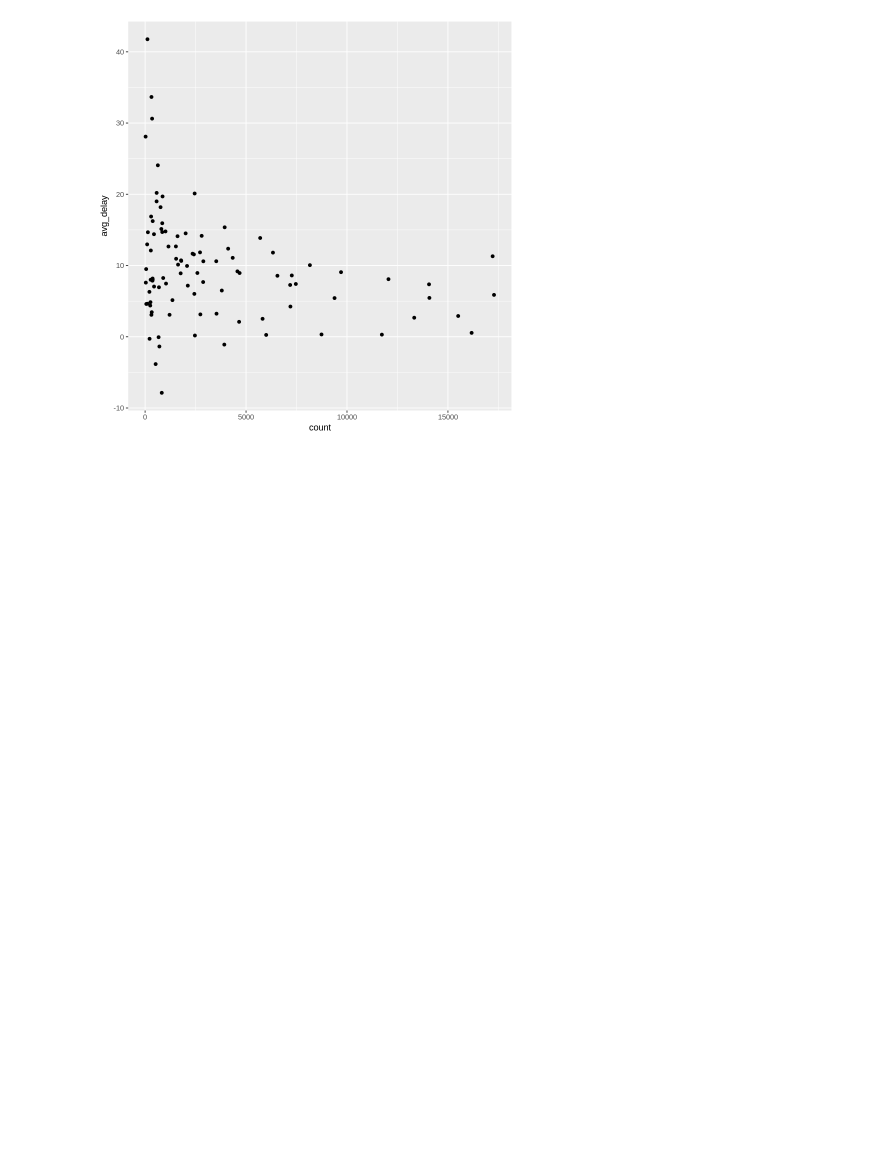
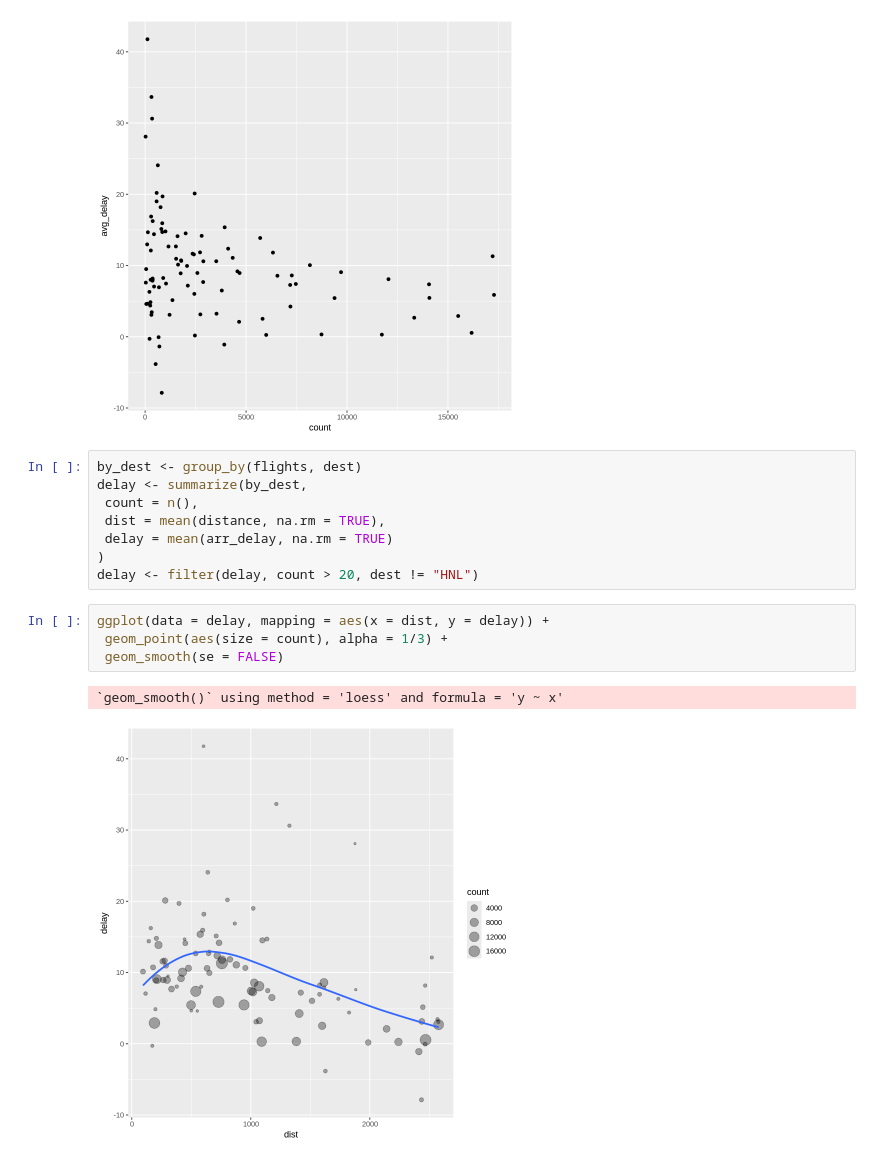
Before and after one commit to tusharsharm/R-Practice, a Jupyter notebook: Data_Transformation_with_dplyr.ipynb, the cells around one changed output. Cells and saved outputs as stored; diff of their text form; blank space fills up the shorter version.

```diff
--- a/Data_Transformation_with_dplyr.ipynb
+++ b/Data_Transformation_with_dplyr.ipynb
@@ -308,3 +541,18 @@ flights %>%
   geom_point()
 # %% [output]
 [figure]
+# %%
+by_dest <- group_by(flights, dest)
+delay <- summarize(by_dest,
+ count = n(),
+ dist = mean(distance, na.rm = TRUE),
+ delay = mean(arr_delay, na.rm = TRUE)
+)
+delay <- filter(delay, count > 20, dest != "HNL")
+# %%
+ggplot(data = delay, mapping = aes(x = dist, y = delay)) +
+ geom_point(aes(size = count), alpha = 1/3) +
+ geom_smooth(se = FALSE)
+# %% [output]
+`geom_smooth()` using method = 'loess' and formula = 'y ~ x'
+[figure, added]
```
Also changed, not shown: parts of 26 cells of this notebook.
